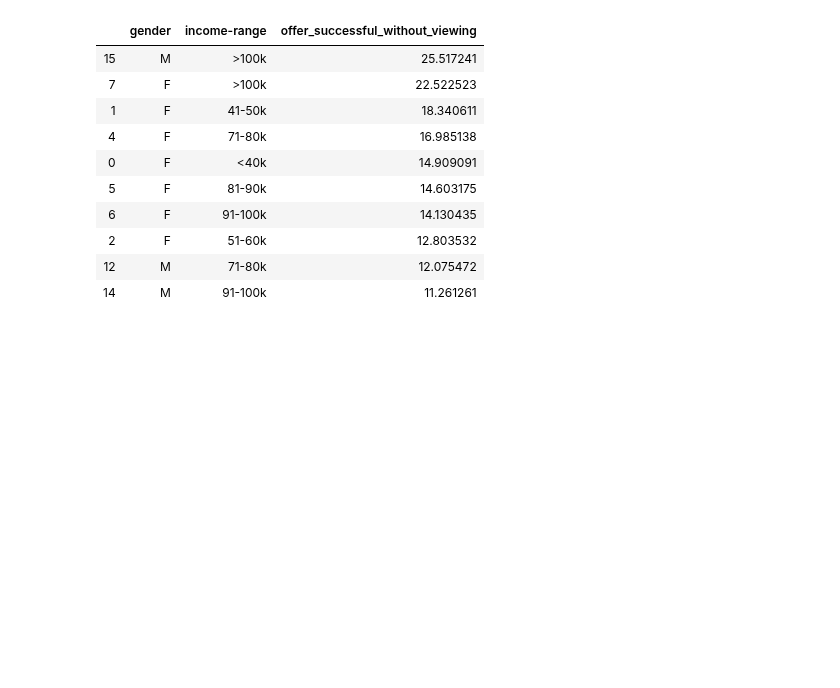
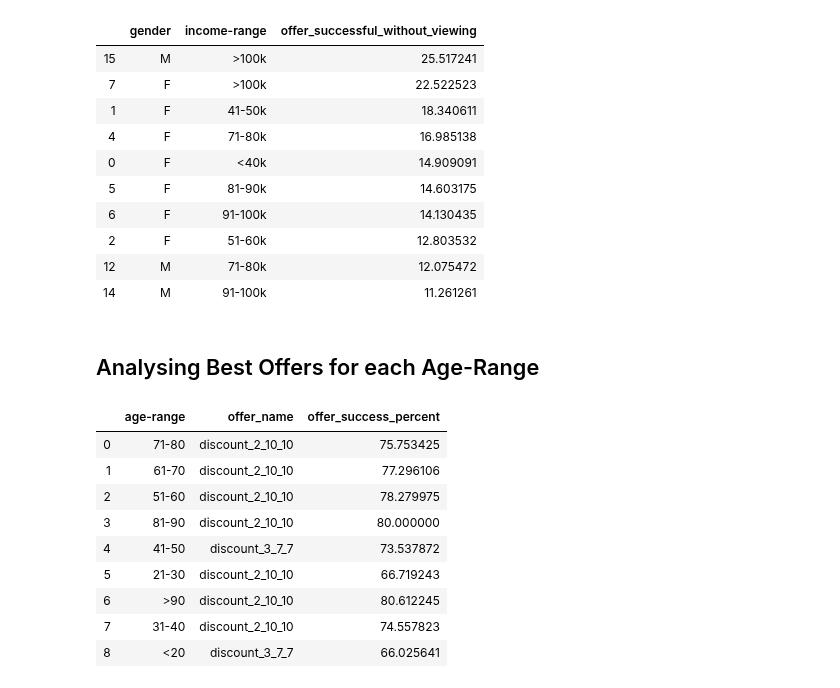
Before and after one commit to amitborkar98/Starbucks-capstone, a Jupyter notebook: Starbucks_Capstone_notebook.ipynb, the cells around one changed output. Cells and saved outputs as stored; diff of their text form; code cells hidden in the pictures; blank space fills up the shorter version.

Commit message:
Analysed best offers for each age-range and income-range

```diff
--- a/Starbucks_Capstone_notebook.ipynb
+++ b/Starbucks_Capstone_notebook.ipynb
@@ -1133,3 +1133,31 @@ k
 | 2 | F | 51-60k | 12.803532 |
 | 12 | M | 71-80k | 12.075472 |
 | 14 | M | 91-100k | 11.261261 |
+# %% [markdown]
+## Analysing Best Offers for each Age-Range
+# %%
+offer_name_list = []
+offers_success_list = []
+age_list = []
+age_range_list = data['age-range'].unique()
+for i in age_range_list:
+    age = data[data['age-range'] == i]
+    p = age.groupby('offer_name')['offer_successful'].mean().reset_index().sort_values(ascending = False, by='offer_successful')
+    p['offer_successful'] = p['offer_successful'] * 100
+    offer_name_list.append(p.iloc[0].to_list()[0])
+    offers_success_list.append(p.iloc[0].to_list()[1])
+    age_list.append(i)
+d = { 'age-range': age_list, 'offer_name': offer_name_list, 'offer_success_percent': offers_success_list}
+best_offers_df = pd.DataFrame(data = d)
+best_offers_df
+# %% [output]
+|  | age-range | offer_name | offer_success_percent |
+| 0 | 71-80 | discount_2_10_10 | 75.753425 |
+| 1 | 61-70 | discount_2_10_10 | 77.296106 |
+| 2 | 51-60 | discount_2_10_10 | 78.279975 |
+| 3 | 81-90 | discount_2_10_10 | 80.000000 |
+| 4 | 41-50 | discount_3_7_7 | 73.537872 |
+| 5 | 21-30 | discount_2_10_10 | 66.719243 |
+| 6 | >90 | discount_2_10_10 | 80.612245 |
+| 7 | 31-40 | discount_2_10_10 | 74.557823 |
+| 8 | <20 | discount_3_7_7 | 66.025641 |
```
Also changed, not shown: parts of 2 cells of this notebook.
